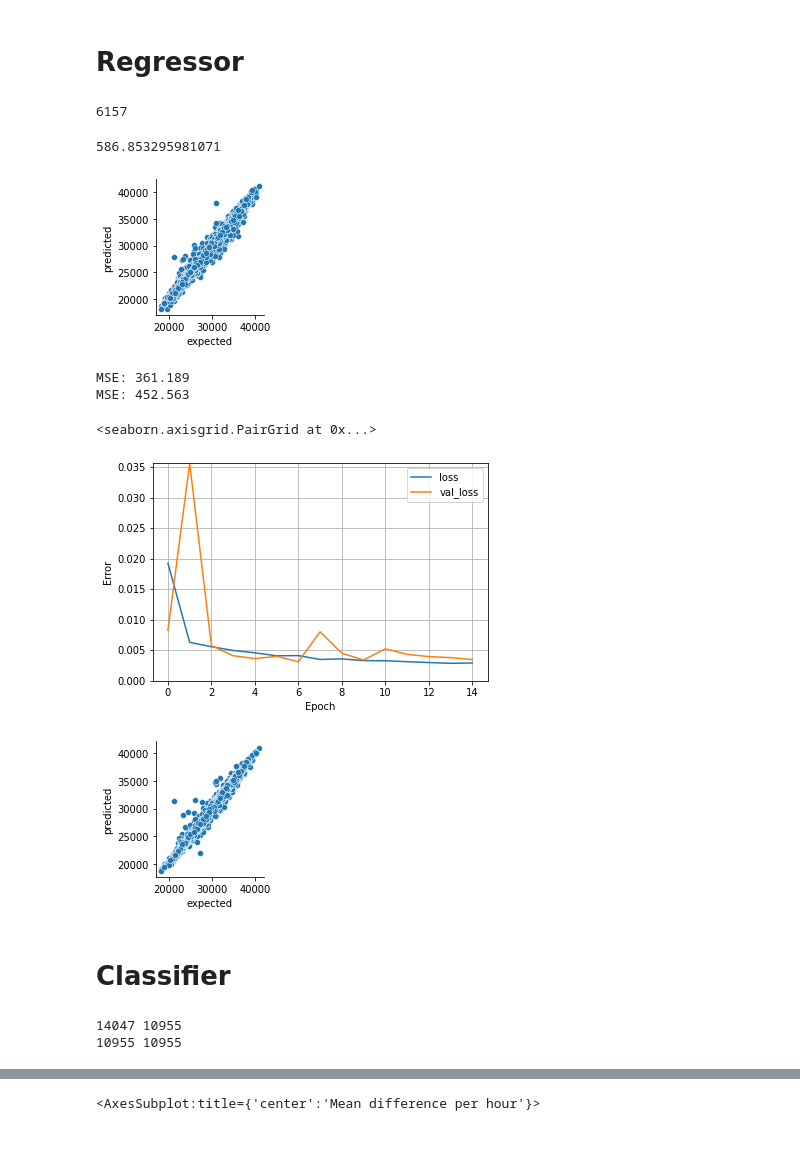
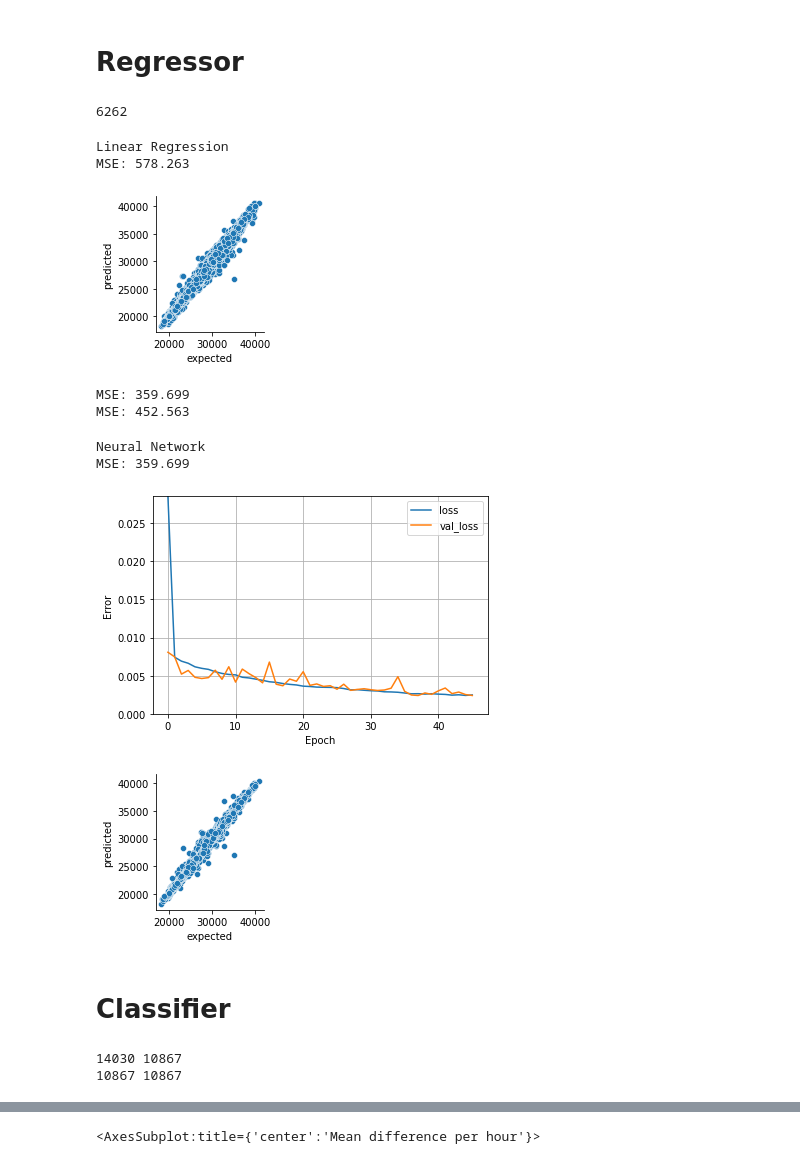
Before and after one commit to GeorgiosTheocharidis/dissertation, a Jupyter notebook: notebooks/ensemble.ipynb, the cells around one changed output, grey strips where cells are left out. Cells and saved outputs as stored; diff of their text form; code cells hidden in the pictures.

```diff
--- a/notebooks/ensemble.ipynb
+++ b/notebooks/ensemble.ipynb
@@ -26,7 +25,7 @@ Scaler = energy.scaler.Scaler
 The autoreload extension is already loaded. To reload it, use:
   %reload_ext autoreload
 # %%
-engine = sqlalchemy.create_engine(selects.CONN_STR)
+engine = utils.make_engine()
 # Uncommend this to recreate the table.
 ctr.create_training_table('ensemble_data')
 # %%
@@ -65,7 +64,7 @@ select
     a.date_time,
     load + data_diff as load,
     a.price_day_ahead,
-    extract(hour from a.date_time) as real_hour,
+    sin(3.14*extract(hour from a.date_time)) as real_hour,
     load as current_load,
     load2,
     load3,
@@ -118,7 +117,7 @@ scaled_labels = label_scaler.scale(train_labels)
 
 print(len(test_features))
 # %% [output]
-6157
+6262
 # %%
 from sklearn import linear_model
 def run_multiregression(train_features, train_labels, test_features, test_labels):
@@ -130,23 +129,20 @@ def run_multiregression(train_features, train_labels, test_features, test_labels
     reg_predictions[['predicted']] = regr.predict(test_features)
     reg_predictions
     mse = get_mean_squared_error(reg_predictions.predicted.to_numpy(), reg_predictions.expected.to_numpy())
-    print(mse)
+    print(f'Linear Regression\nMSE: {mse:5.3f}')
     sns.pairplot(data=reg_predictions, y_vars=['predicted'], x_vars=['expected'])
 
 run_multiregression(train_features, train_labels, test_features, test_labels)
 # %% [output]
-586.853295981071
+Linear Regression
+MSE: 578.263
-[figure, old version]
+[figure, new version]
 # %%
 # Create the model.
 FEATURE_COUNT = len(test_features.columns)
 
 model = keras.Sequential()
-model.add(keras.layers.Dense(130, activation='relu', input_shape=(FEATURE_COUNT,)))
-model.add(keras.layers.Dense(130, activation='relu'))
-model.add(keras.layers.Dense(130, activation='relu'))
-model.add(keras.layers.Dense(60, activation='relu'))
-model.add(keras.layers.Dense(60, activation='relu'))
+model.add(keras.layers.Dense(60, activation='relu', input_shape=(FEATURE_COUNT,)))
 model.add(keras.layers.Dense(20, activation='relu'))
 model.add(keras.layers.Dense(1))
 
@@ -160,7 +156,7 @@ early_stop = keras.callbacks.EarlyStopping(monitor='val_loss',
 
 history = model.fit(
     scaled_features, scaled_labels,
-    batch_size=20,
+    batch_size=10,
     validation_split=0.2,
     shuffle=True,
     verbose=0, epochs=100, callbacks=[early_stop])
@@ -177,15 +173,18 @@ mse = get_mean_squared_error(reg_predictions.predicted.to_numpy(), reg_predictio
 print(f'MSE: {mse:4.3f} ')
 print(f'MSE: {MSE_IN_FILE:4.3f} ')
 # %% [output]
-MSE: 361.189
+MSE: 359.699
 MSE: 452.563
 # %%
 plot_history(history)
-sns.pairplot(data=reg_predictions, y_vars=['predicted'], x_vars=['expected'])
+mse = get_mean_squared_error(reg_predictions.predicted.to_numpy(), reg_predictions.expected.to_numpy())
+print(f'Neural Network\nMSE: {mse:5.3f}')
+_ = sns.pairplot(data=reg_predictions, y_vars=['predicted'], x_vars=['expected'])
 # %% [output]
-<seaborn.axisgrid.PairGrid at 0x...>
+Neural Network
+MSE: 359.699
-[figure, old version]
+[figure, new version]
-[figure, old version]
+[figure, new version]
 # %%
 utils.save_to_db(reg_predictions, 'reg_predictions')
 # %% [markdown]
@@ -193,23 +192,26 @@ utils.save_to_db(reg_predictions, 'reg_predictions')
 # %%
 sql = """
 select
-    date_time,
-    hour,
-    load as current_load,
-    diff1,
-    diff2,
-    diff3,
-    diff5,
-    diff8,
-    diff13,
-    diff24,
-    diff37,
-    median_diff,
-    median_std
+    a.date_time,
+    a.hour,
+    a.load as current_load,
+    median_diff_per_hour,
+    a.diff1,
+    a.diff2,
+    a.diff3,
+    a.diff5,
+    a.diff8,
+    a.diff13,
+    a.diff24,
+    a.diff37,
+    a.median_diff,
+    a.median_std
 from
-    ensemble_data
+    ensemble_data a, diff_per_hour b
 where
+    b.hour = extract(hour from a.date_time)  and
     train = {train_flag} and {where_clause}
+
 """.format
 
 engine = sqlalchemy.create_engine(selects.CONN_STR)
@@ -261,8 +263,8 @@ scaled_features.columns = columns
 
 scaled_test_features = feature_scaler.scale(test_features)
 # %% [output]
-14047 10955
-10955 10955
+14030 10867
+10867 10867
 # %%
 train_features
 # %% [output]
```
Also changed, not shown: parts of 23 cells of this notebook.
